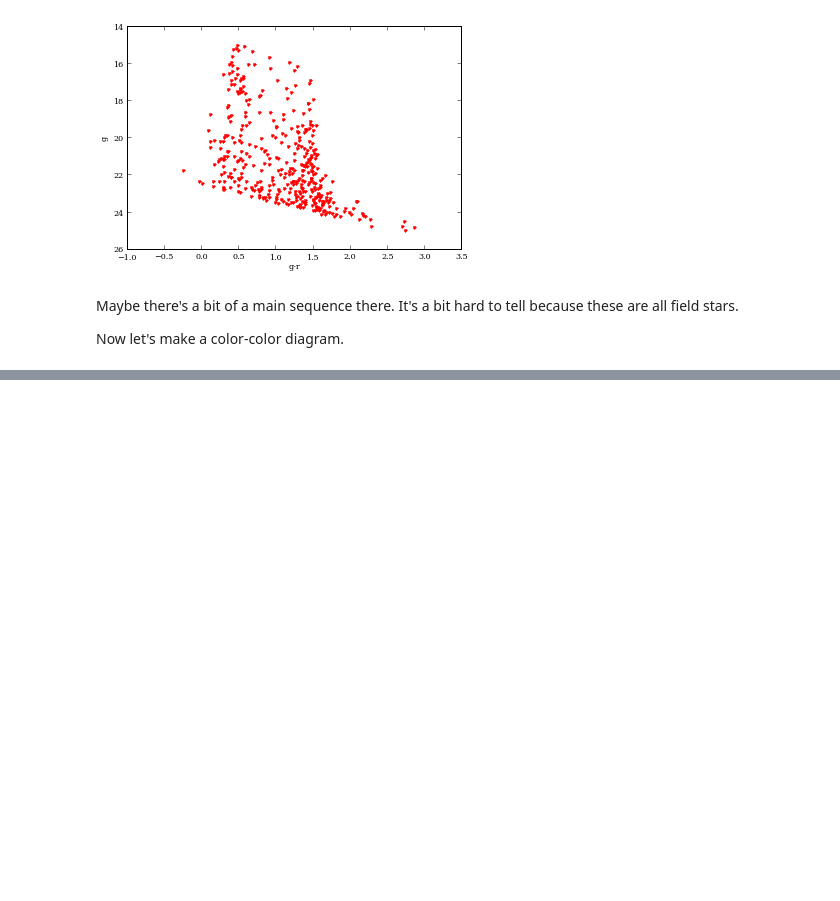
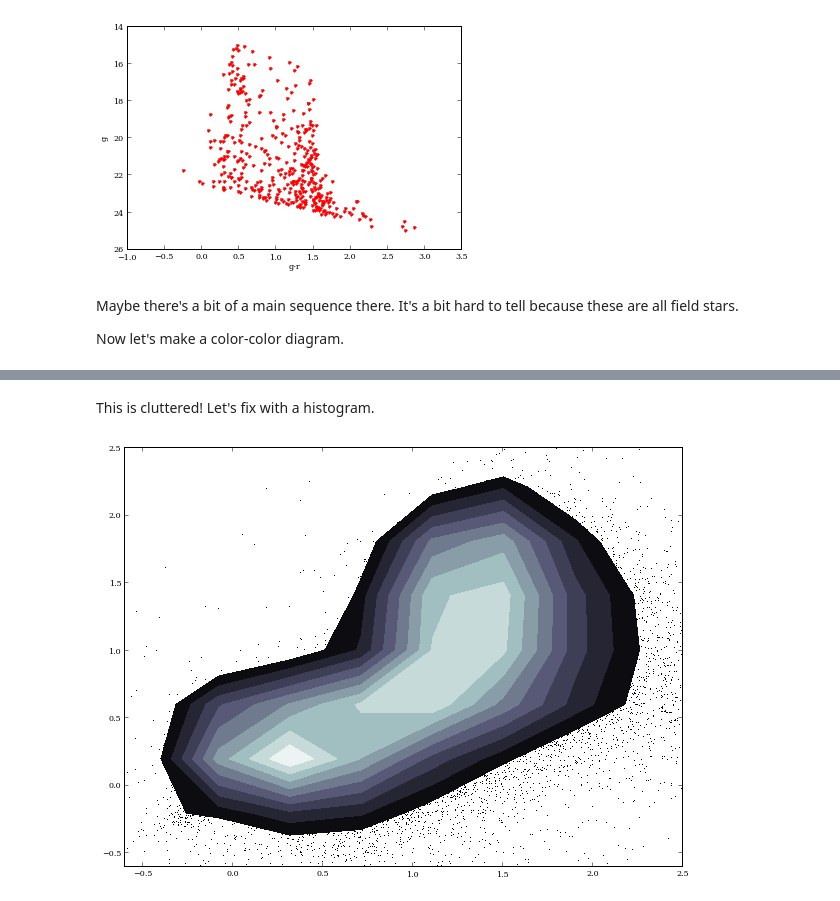
Before and after one commit to dschimin/soma, a Jupyter notebook: Week1/Plotting Data.ipynb, the cells around one changed output, grey strips where cells are left out. Saved outputs shown, nothing was run; the diff lists cells and outputs as text; code cells hidden in the pictures; blank space fills up the shorter version.

```diff
--- a/Week1/Plotting Data.ipynb
+++ b/Week1/Plotting Data.ipynb
@@ -80,11 +84,24 @@ stars.shape
+# %% [markdown]
+This is cluttered! Let's fix with a histogram.
 # %%
 import numpy as np
+from astroML.plotting import scatter_contour
 
 g = stars["gRaw"]
 r = stars["rRaw"]
 i = stars["iRaw"]
 
-H, xbins, ybins = np.histogram2d(g - r, r - i, bins=(np.linspace(-0.5, 2.5, 50),
-                                                     np.linspace(-0.5, 2.5, 50)))
+fig, ax = plt.subplots(figsize=(10,7.5))
+
+scatter_contour(g - r, r - i, threshold=200, log_counts=True, ax=ax,
+                histogram2d_args=dict(bins=40),
+                plot_args=dict(marker=',', linestyle='none', color='black'),
+                contour_args=dict(cmap=plt.cm.bone))
+
+
+ax.set_xlim(-0.6, 2.5)
+ax.set_ylim(-0.6, 2.5)
 
 plt.show()
+# %% [output]
+[figure, added]
```
Also changed, not shown: parts of 6 cells of this notebook.
